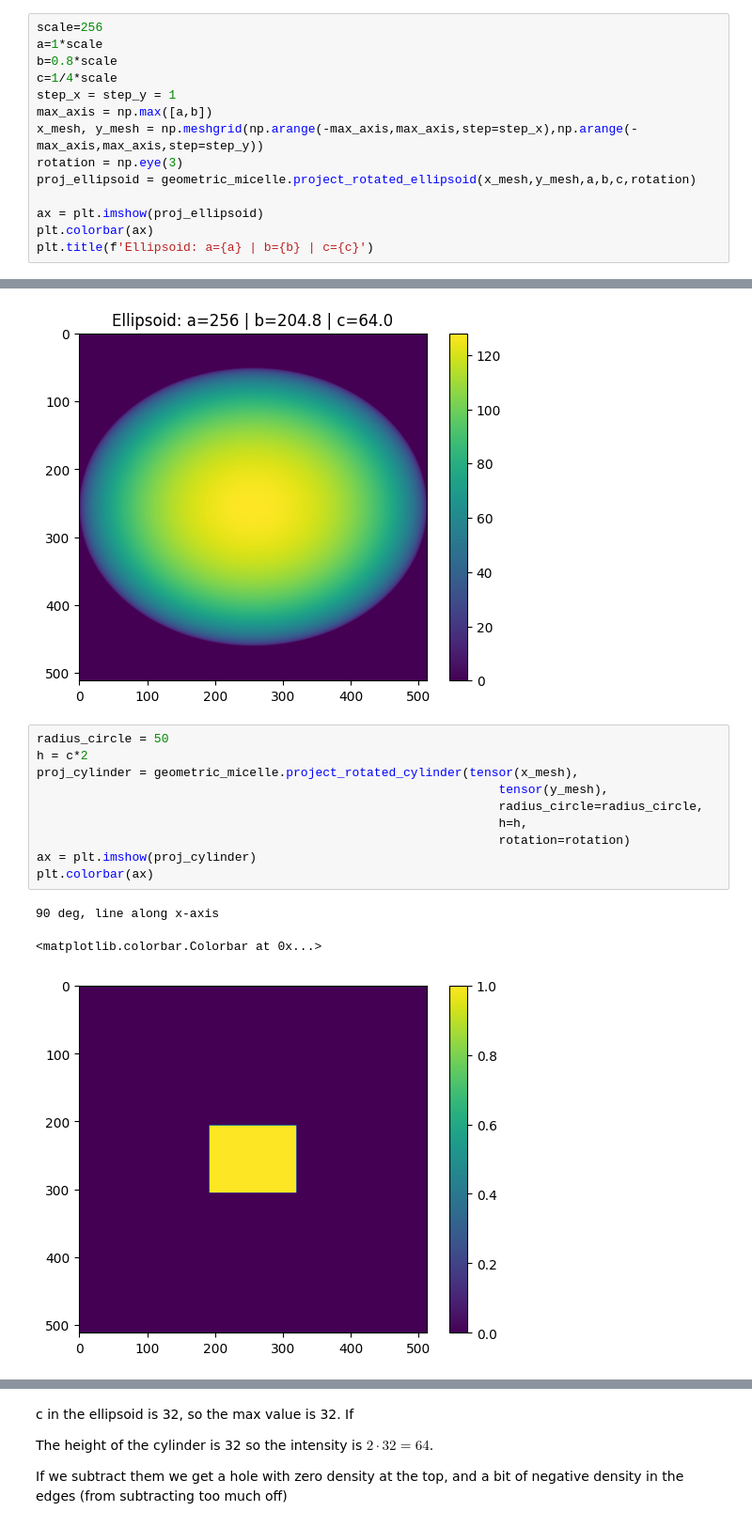
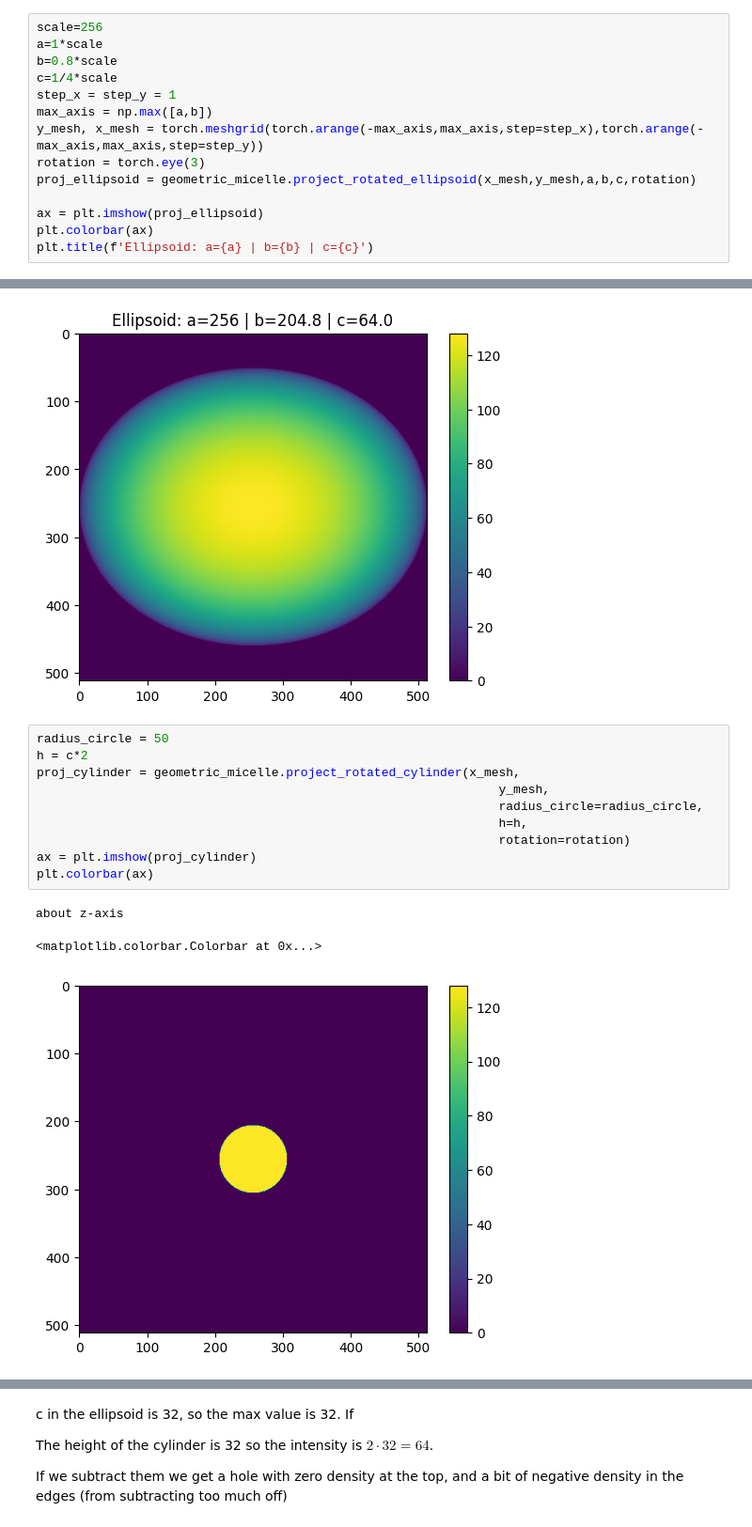
Before and after one commit to h-alvarenga/simSPI, a Jupyter notebook: notebooks/geometric_micelle.ipynb, the cells around one changed output, grey strips where cells are left out. Shown: that part at 94% size. Drawn from its saved outputs; the diff is of its cells as text.

```diff
--- a/notebooks/geometric_micelle.ipynb
+++ b/notebooks/geometric_micelle.ipynb
@@ -201,8 +214,8 @@ b=0.8*scale
 c=1/4*scale
 step_x = step_y = 1
 max_axis = np.max([a,b])
-x_mesh, y_mesh = np.meshgrid(np.arange(-max_axis,max_axis,step=step_x),np.arange(-max_axis,max_axis,step=step_y))
-rotation = np.eye(3)
+y_mesh, x_mesh = torch.meshgrid(torch.arange(-max_axis,max_axis,step=step_x),torch.arange(-max_axis,max_axis,step=step_y))
+rotation = torch.eye(3)
 proj_ellipsoid = geometric_micelle.project_rotated_ellipsoid(x_mesh,y_mesh,a,b,c,rotation)
 
 ax = plt.imshow(proj_ellipsoid)
@@ -214,17 +227,17 @@ Text(0.5, 1.0, 'Ellipsoid: a=256 | b=204.8 | c=64.0')
 # %%
 radius_circle = 50
 h = c*2
-proj_cylinder = geometric_micelle.project_rotated_cylinder(tensor(x_mesh),
-                                                               tensor(y_mesh),
+proj_cylinder = geometric_micelle.project_rotated_cylinder(x_mesh,
+                                                               y_mesh,
                                                                radius_circle=radius_circle,
                                                                h=h,
                                                                rotation=rotation)
 ax = plt.imshow(proj_cylinder)
 plt.colorbar(ax)
 # %% [output]
-90 deg, line along x-axis
+about z-axis
 <matplotlib.colorbar.Colorbar at 0x...>
-[figure, old version]
+[figure, new version]
 # %%
 micelle = proj_ellipsoid - proj_cylinder
 
```
Also changed, not shown: parts of 29 cells of this notebook, 8 other files.
